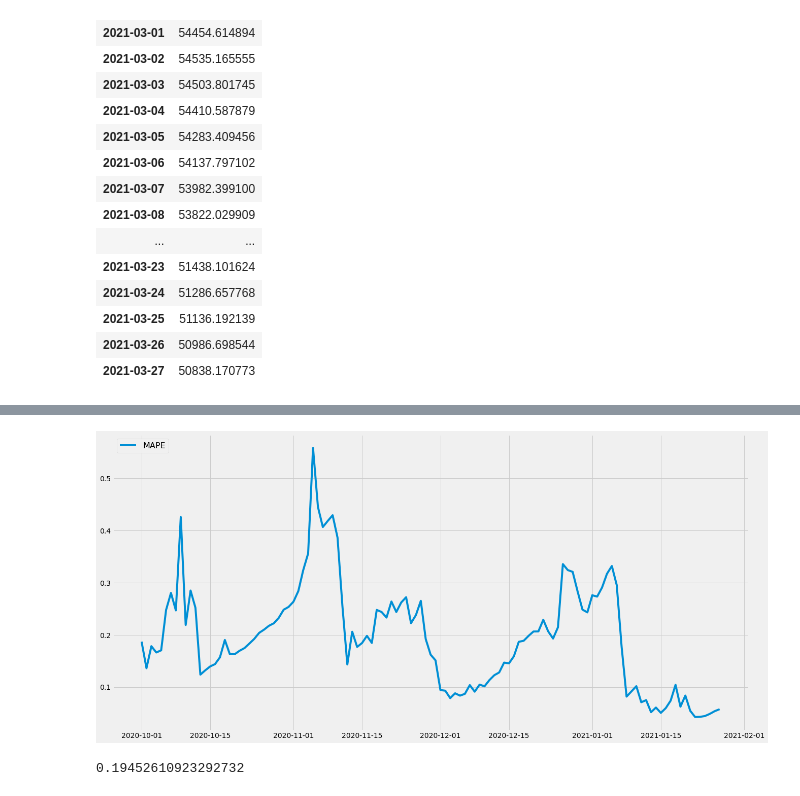
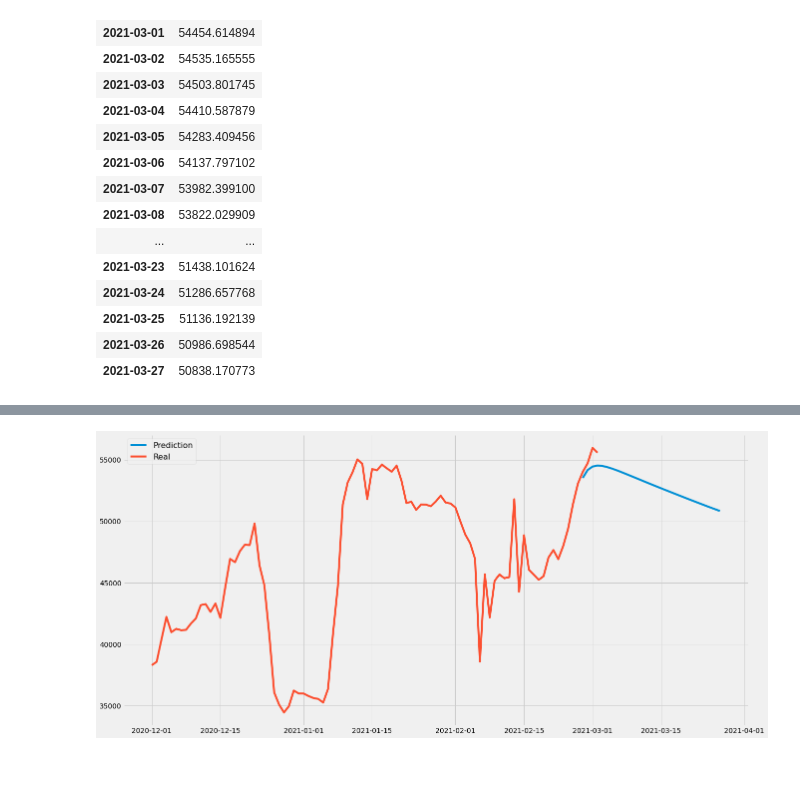
Before and after one commit to filipecmedeiros/covid-19, a Jupyter notebook: Predizendo o número de casos de COVID-19 com Python.ipynb, the cells around one changed output, grey strips where cells are left out. Drawn from its saved outputs; the diff is of its cells as text; code cells hidden in the pictures; blank space fills up the shorter version.

```diff
--- a/Predizendo o número de casos de COVID-19 com Python.ipynb
+++ b/Predizendo o número de casos de COVID-19 com Python.ipynb
@@ -484,31 +482,0 @@ print('{:.3f}'.format(np.mean(
-# %%
-e = pd.DataFrame(columns=['date', 'predictions', 'real', 'MAPE'])
-
-for index, row in new_cases_smoothed['2020-10-01':'2021-01-27'].iterrows():
-    warnings.filterwarnings("ignore")
-
-    model = ARIMA(new_cases_smoothed[:index], order=(2, 0, 2))
-    results = model.fit(disp=0)
-
-    start = index+pd.Timedelta(days=1)
-    end = index+pd.Timedelta(days=30)
-    print ('start: ', start)
-    print ('end: ', end)
-    predictions = results.predict(
-        start=start, end=end)
-
-    predictions = pd.DataFrame(predictions, columns=['predictions'])
-    predictions.index.rename('date', inplace=True)
-
-    compare = pd.merge(
-        predictions, new_cases_smoothed[start:end].copy(), on='date', how='left')
-
-    compare['MAPE'] = compare.apply(
-        lambda row: np.mean(np.abs(row.predictions - row.new_cases_smoothed)/row.new_cases_smoothed), axis=1)
-
-    error = compare['MAPE'].sum()/len(compare['MAPE'])
-
-    print(index, error)
-
-    e = e.append({'date': index, 'predictions': predictions.predictions,
-                  'real': compare['new_cases_smoothed'], 'MAPE': error}, ignore_index=True)
@@ -535,11 +483,8 @@ e = e.set_index('date')
-# %%
-plt.figure(figsize=(20,10))
-plt.plot(e[['MAPE']], label='MAPE')
-plt.legend(loc='upper left', fontsize=16)
-plt.show()
-# %% [output]
-[figure, removed]
-# %%
-np.mean(e.MAPE)
-# %% [output]
-0.19452610923292732
+# %%
+plt.figure(figsize=(20,10))
+plt.plot(compare.predictions, label='Prediction')
+plt.plot(new_cases_smoothed['2020-12-01':], label='Real')
+plt.legend(loc='upper left', fontsize=16)
+plt.show()
+# %% [output]
+[figure, added]
```
Also changed, not shown: parts of 20 cells of this notebook.
